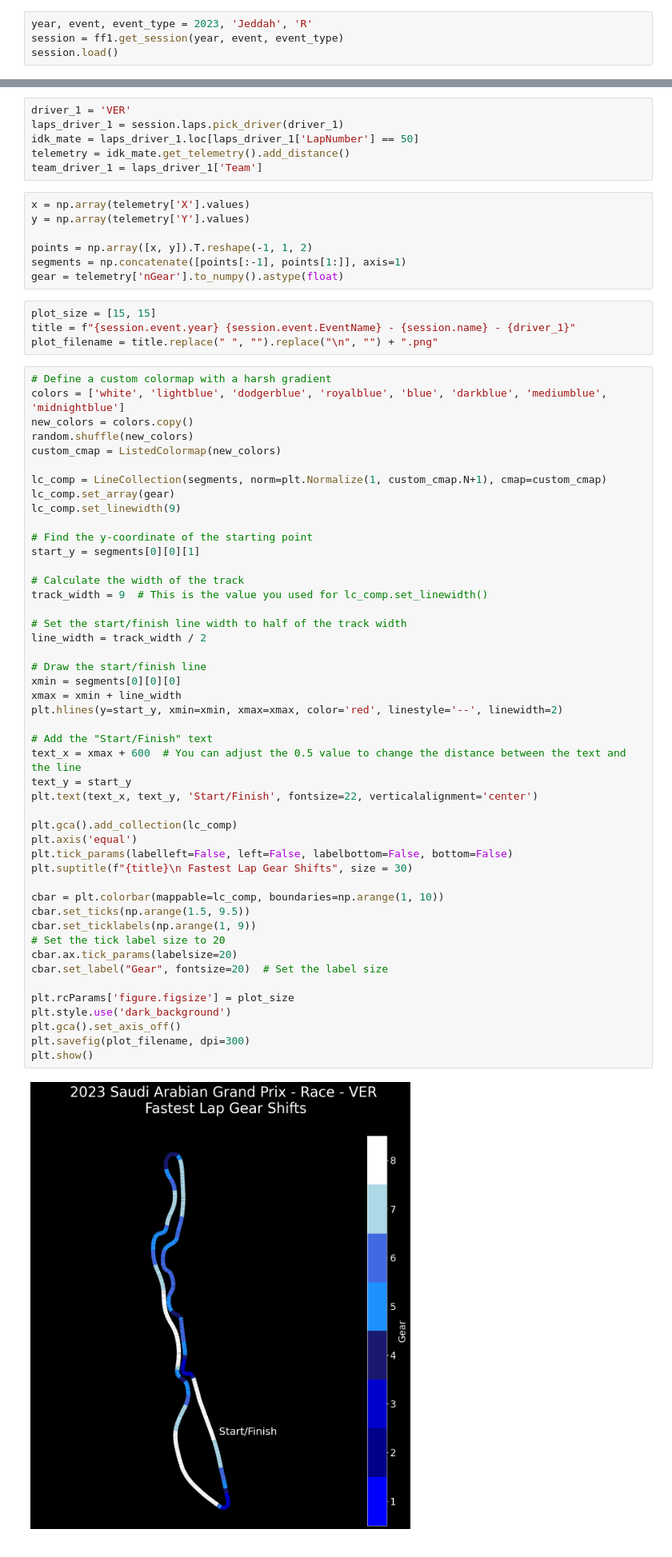
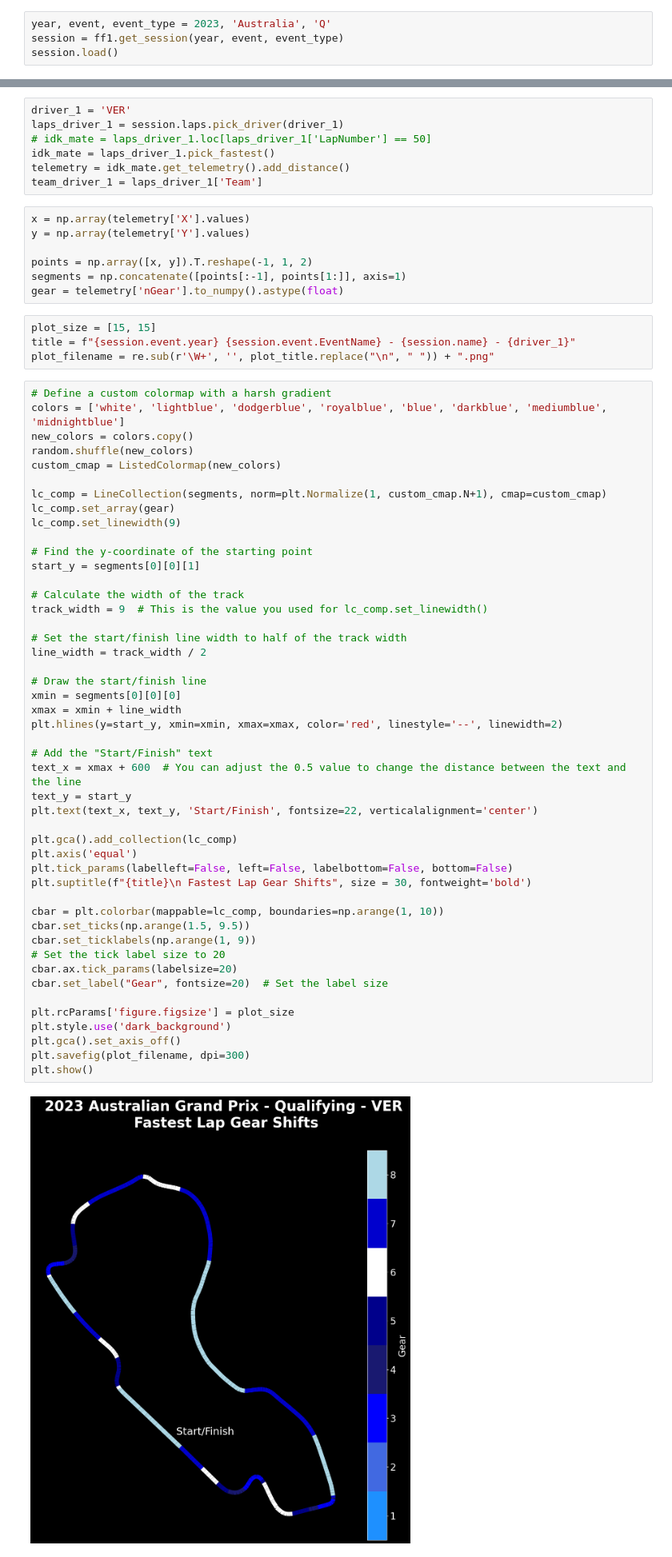
Before and after one commit to RickyRAV/F1DataVisualization, a Jupyter notebook: ForFastestLaps/GearShiftsTrack.ipynb, the cells around one changed output, grey strips where cells are left out. Shown at 80% size. Saved outputs shown, nothing was run; the diff lists cells and outputs as text.

```diff
--- a/ForFastestLaps/GearShiftsTrack.ipynb
+++ b/ForFastestLaps/GearShiftsTrack.ipynb
@@ -12,5 +13,5 @@ ff1.Cache.enable_cache('../../cache')
 # %%
-year, event, event_type = 2023, 'Jeddah', 'R'
+year, event, event_type = 2023, 'Australia', 'Q'
 session = ff1.get_session(year, event, event_type)
 session.load()
 # %% [output]
@@ -29,7 +30,8 @@ core           INFO     Finished loading data for 20 drivers: ['11', '1', '14',
 # %%
 driver_1 = 'VER'
 laps_driver_1 = session.laps.pick_driver(driver_1)
-idk_mate = laps_driver_1.loc[laps_driver_1['LapNumber'] == 50]
+# idk_mate = laps_driver_1.loc[laps_driver_1['LapNumber'] == 50]
+idk_mate = laps_driver_1.pick_fastest()
 telemetry = idk_mate.get_telemetry().add_distance()
 team_driver_1 = laps_driver_1['Team']
 # %%
@@ -42,7 +44,7 @@ gear = telemetry['nGear'].to_numpy().astype(float)
 # %%
 plot_size = [15, 15]
 title = f"{session.event.year} {session.event.EventName} - {session.name} - {driver_1}"
-plot_filename = title.replace(" ", "").replace("\n", "") + ".png"
+plot_filename = re.sub(r'\W+', '', plot_title.replace("\n", " ")) + ".png"
 # %%
 # Define a custom colormap with a harsh gradient
 colors = ['white', 'lightblue', 'dodgerblue', 'royalblue', 'blue', 'darkblue', 'mediumblue',  'midnightblue']
@@ -63,32 +65,32 @@ track_width = 9  # This is the value you used for lc_comp.set_linewidth()
 # Set the start/finish line width to half of the track width
 line_width = track_width / 2
 
 # Draw the start/finish line
 xmin = segments[0][0][0]
 xmax = xmin + line_width
 plt.hlines(y=start_y, xmin=xmin, xmax=xmax, color='red', linestyle='--', linewidth=2)
 
 # Add the "Start/Finish" text
 text_x = xmax + 600  # You can adjust the 0.5 value to change the distance between the text and the line
 text_y = start_y
 plt.text(text_x, text_y, 'Start/Finish', fontsize=22, verticalalignment='center')
 
 plt.gca().add_collection(lc_comp)
 plt.axis('equal')
 plt.tick_params(labelleft=False, left=False, labelbottom=False, bottom=False)
-plt.suptitle(f"{title}\n Fastest Lap Gear Shifts", size = 30)
+plt.suptitle(f"{title}\n Fastest Lap Gear Shifts", size = 30, fontweight='bold')
 
 cbar = plt.colorbar(mappable=lc_comp, boundaries=np.arange(1, 10))
 cbar.set_ticks(np.arange(1.5, 9.5))
 cbar.set_ticklabels(np.arange(1, 9))
 # Set the tick label size to 20
 cbar.ax.tick_params(labelsize=20)
 cbar.set_label("Gear", fontsize=20)  # Set the label size
 
 plt.rcParams['figure.figsize'] = plot_size
 plt.style.use('dark_background')
 plt.gca().set_axis_off()
 plt.savefig(plot_filename, dpi=300)
 plt.show()
 # %% [output]
-[figure, old version]
+[figure, new version]
```
Also changed, not shown: parts of 3 cells of this notebook, 38 other files.
